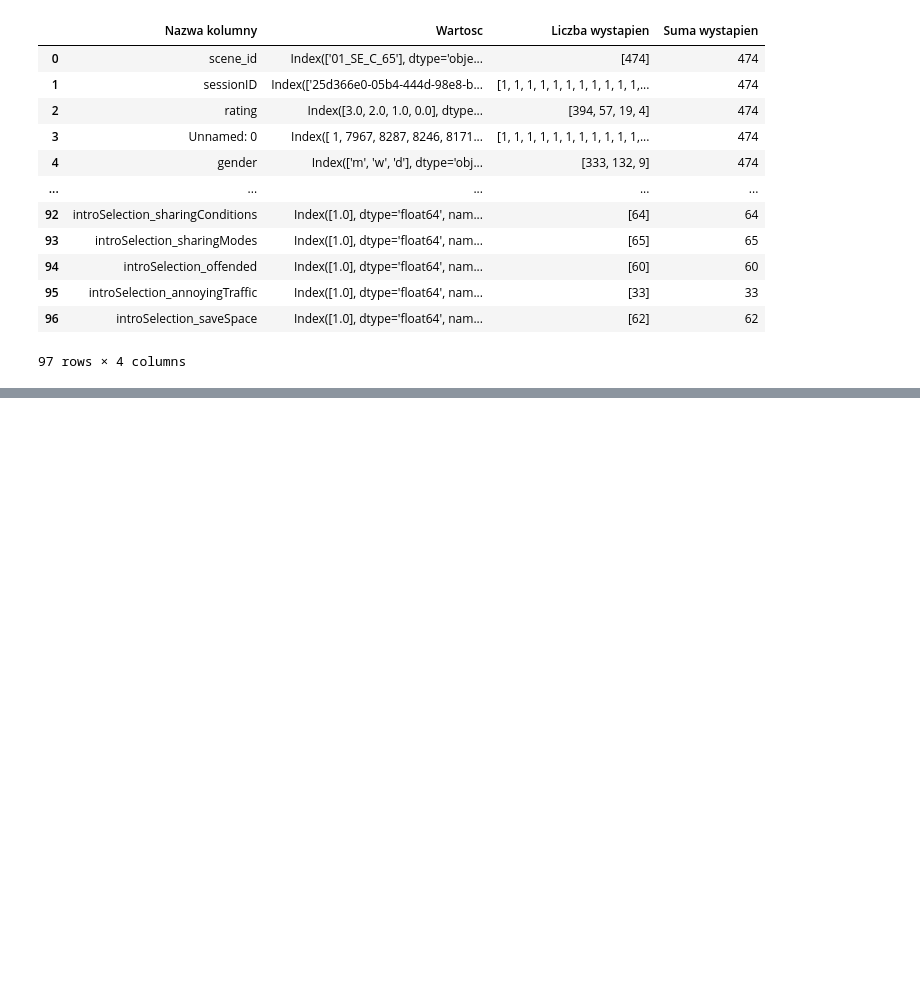
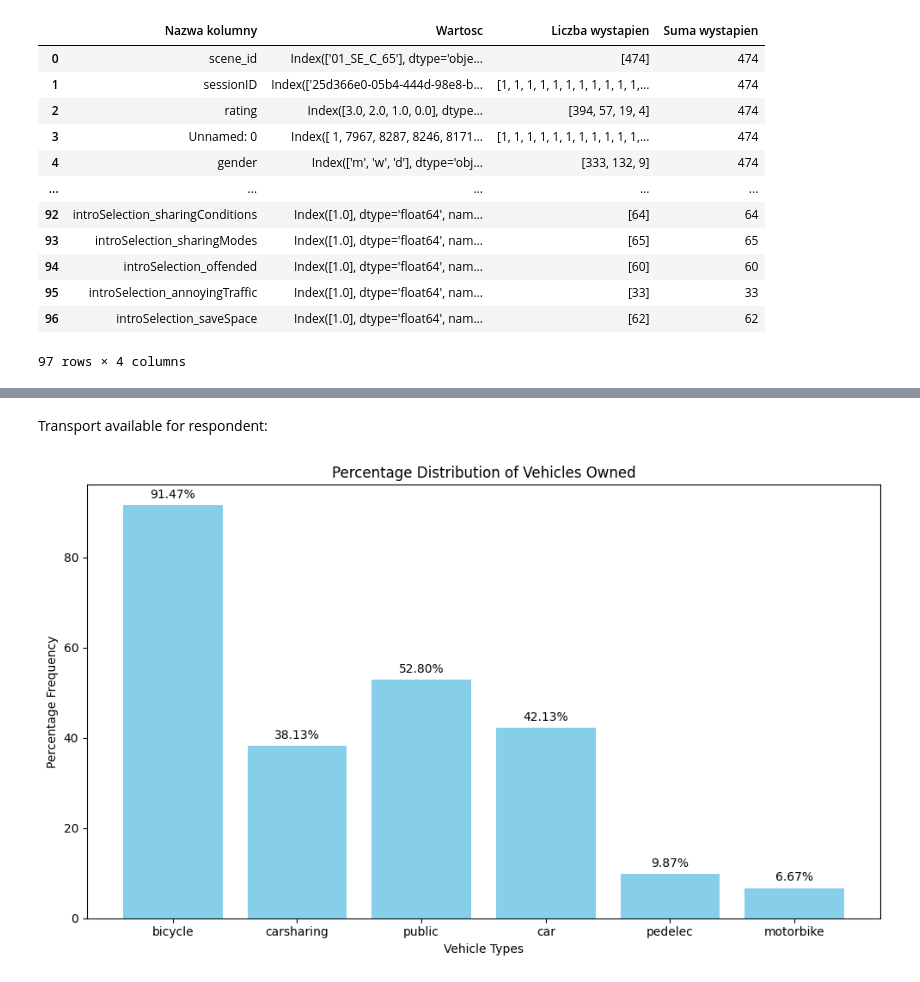
Before and after one commit to GregoryG3/Bike_project, a Jupyter notebook: Segmentation.ipynb, the cells around one changed output, grey strips where cells are left out. Saved outputs shown, nothing was run; the diff lists cells and outputs as text; code cells hidden in the pictures; blank space fills up the shorter version.

```diff
--- a/Segmentation.ipynb
+++ b/Segmentation.ipynb
@@ -232,0 +314,27 @@ saveSpace: 4384
+# %% [markdown]
+Transport available for respondent:
+# %%
+ve = "vehiclesOwned"
+cols = []
+vals = []
+for col in df_scene_filter.columns:
+    if ve in col:
+        cols.append(col.split("_")[-1])
+        val = 100 * (df_scene_filter[col].sum() / df_scene_filter[col].shape[0])
+        vals.append(val)
+
+plt.figure(figsize=(10, 6))
+bars = plt.bar(range(len(vals)), vals, color='skyblue')
+plt.xticks(range(len(vals)), cols, rotation=0)
+plt.xlabel('Vehicle Types')
+plt.ylabel('Percentage Frequency')
+plt.title('Percentage Distribution of Vehicles Owned')
+
+# Add labels to the bars
+for bar, val in zip(bars, vals):
+    plt.text(bar.get_x() + bar.get_width() / 2, bar.get_height() + 1, f"{val:.2f}%", ha='center', va='bottom')
+
+plt.tight_layout()
+plt.show()
+# %% [output]
+[figure, added]
```
Also changed, not shown: parts of 46 cells of this notebook.
